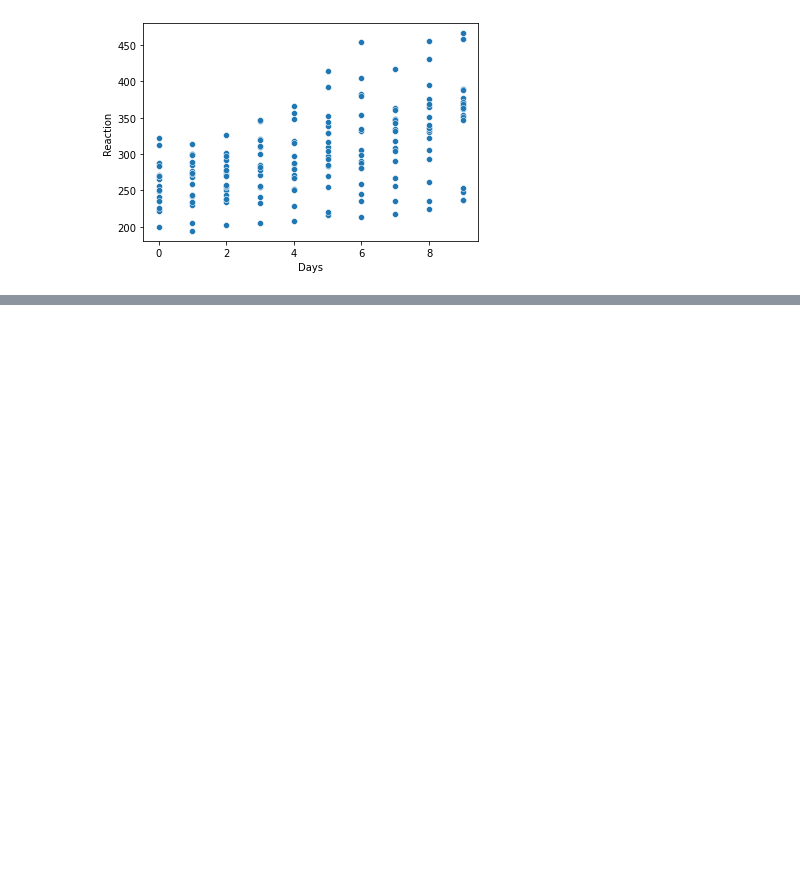
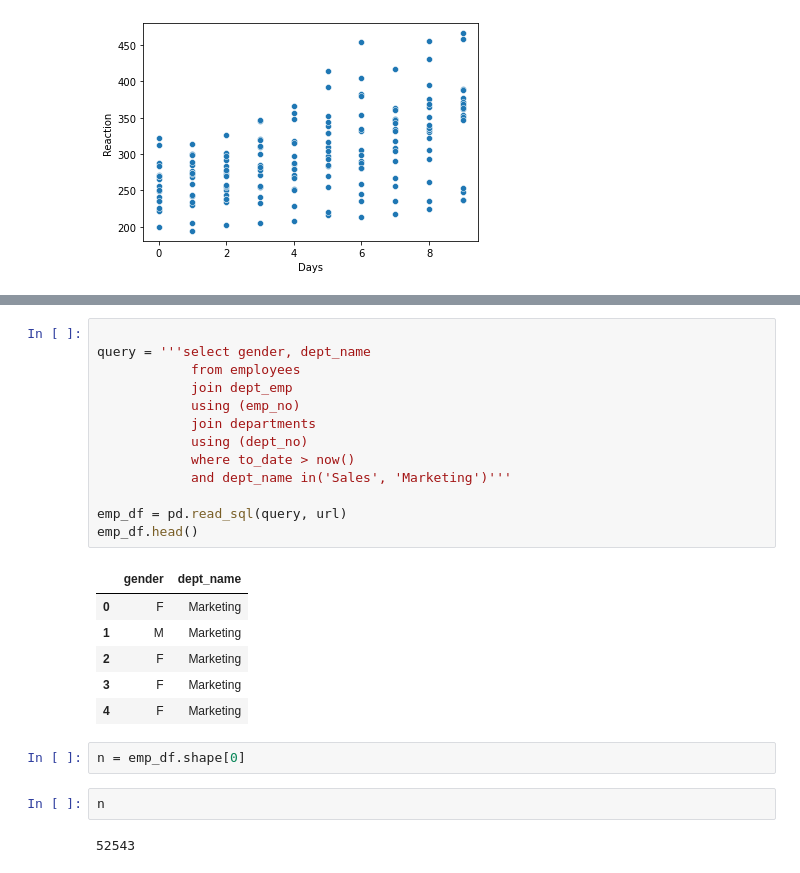
Before and after one commit to Addisalem-Kemal/Statstics_exercisese, a Jupyter notebook: hypothesis_testing.ipynb, the cells around one changed output, grey strips where cells are left out. Drawn from its saved outputs; the diff is of its cells as text; blank space fills up the shorter version.

```diff
--- a/hypothesis_testing.ipynb
+++ b/hypothesis_testing.ipynb
@@ -648,0 +765,26 @@ plt.show()
+# %%
+
+query = '''select gender, dept_name
+            from employees
+            join dept_emp
+            using (emp_no)
+            join departments
+            using (dept_no)
+            where to_date > now()
+            and dept_name in('Sales', 'Marketing')'''
+
+emp_df = pd.read_sql(query, url)
+emp_df.head()
+# %% [output]
+|  | gender | dept_name |
+| 0 | F | Marketing |
+| 1 | M | Marketing |
+| 2 | F | Marketing |
+| 3 | F | Marketing |
+| 4 | F | Marketing |
+# %%
+n = emp_df.shape[0]
+# %%
+n
+# %% [output]
+52543
```
Also changed, not shown: parts of 28 cells of this notebook.
